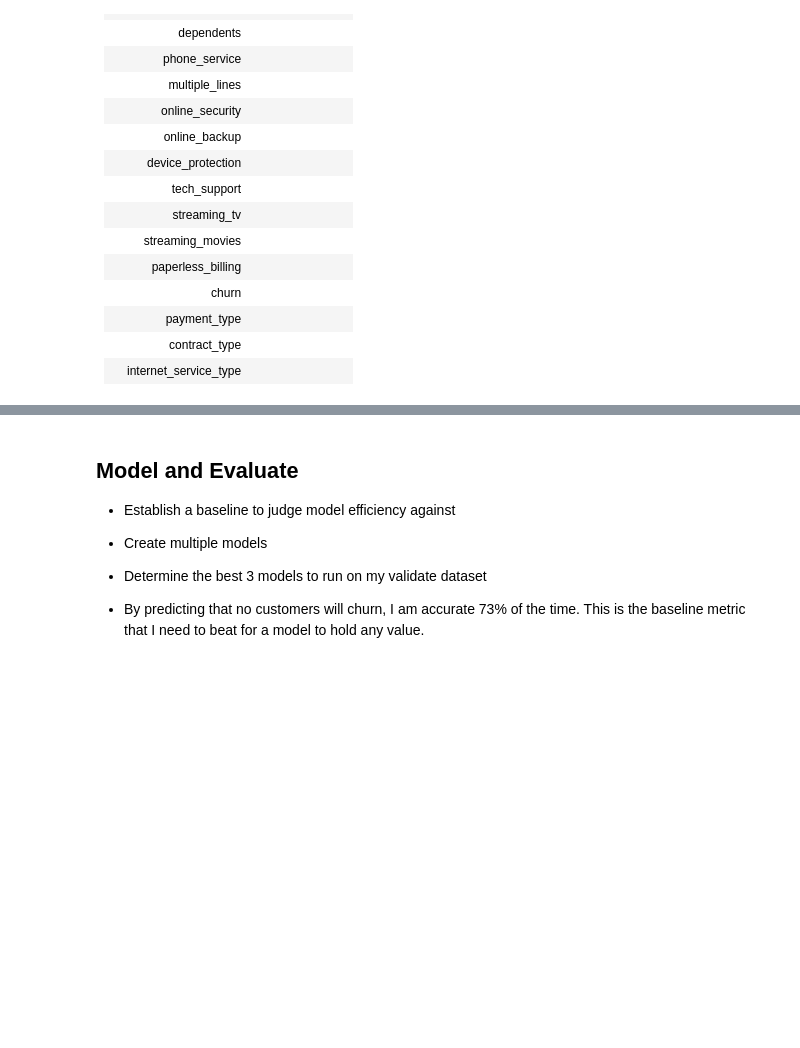
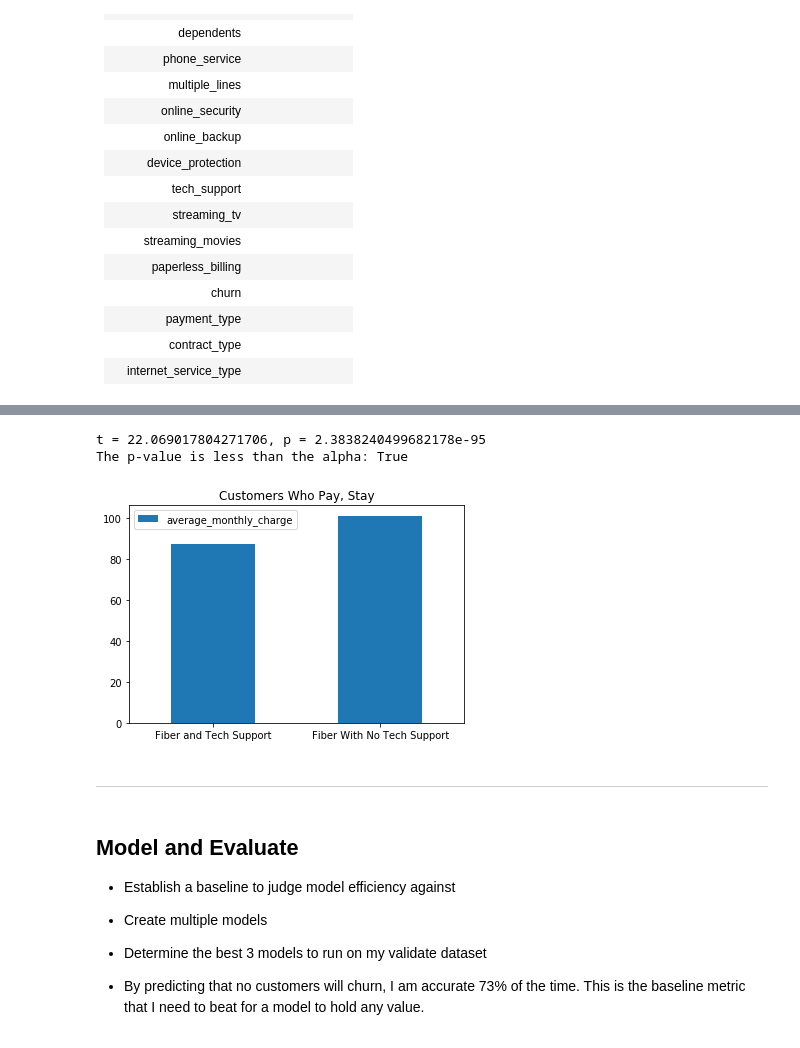
Before and after one commit to QuantumKane/classification_project, a Jupyter notebook: project_report.ipynb, the cells around one changed output, grey strips where cells are left out. Saved outputs shown, nothing was run; the diff lists cells and outputs as text; code cells hidden in the pictures; blank space fills up the shorter version.

```diff
--- a/project_report.ipynb
+++ b/project_report.ipynb
@@ -186,3 +402,26 @@ sns.heatmap(corr, mask=mask, cmap=cmap, vmax=.3, center=0,
+# %%
+t, p = stats.ttest_ind(fiber_ts_cust.monthly_charges, fiber_nts_cust.monthly_charges)
+print(f't = {t}, p = {p}')
+print(f'The p-value is less than the alpha: {p < alpha}')
+# %% [output]
+t = 22.069017804271706, p = 2.3838240499682178e-95
+The p-value is less than the alpha: True
+# %%
+# Bar plot to visualize
+
+groups = ['Fiber and Tech Support', 'Fiber With No Tech Support']
+averages = [87, 101]
+
+df = pd.DataFrame({'group' : groups,'average_monthly_charge' : averages})
+df.plot.bar(title='Customers Who Pay, Stay')
+locs, labels = plt.xticks()
+plt.xticks(locs, groups)
+plt.xticks(rotation=0)
+plt.show()
+# %% [output]
+[figure, added]
+# %% [markdown]
+___
 # %% [markdown]
 ## Model and Evaluate
 - Establish a baseline to judge model efficiency against
```
Also changed, not shown: parts of 84 cells of this notebook.
